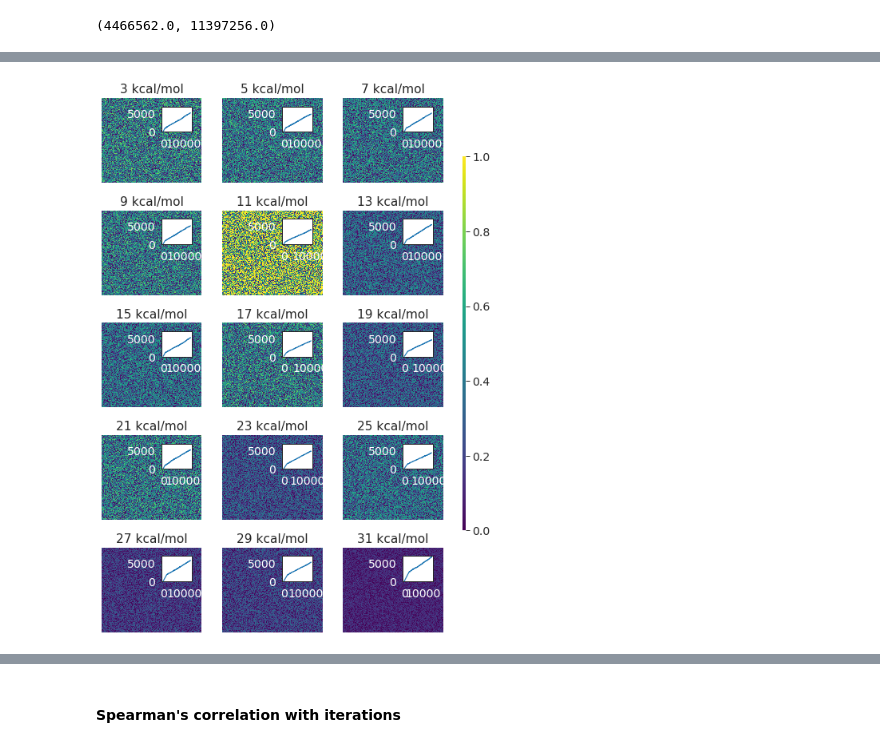
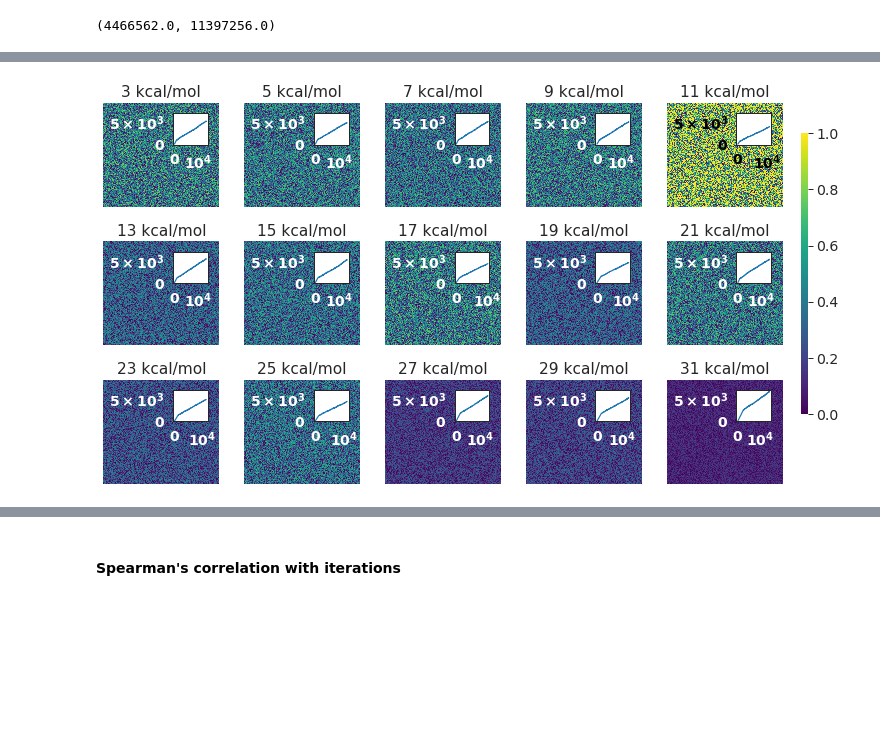
Before and after one commit to Gardner-BinfLab/TIsigner_paper_2019, a Jupyter notebook: Simulation.ipynb, the cells around one changed output, grey strips where cells are left out. Cells and saved outputs as stored; diff of their text form; code cells hidden in the pictures; blank space fills up the shorter version.

```diff
--- a/Simulation.ipynb
+++ b/Simulation.ipynb
@@ -181,6 +234,6 @@ min(df.Protein.apply(lambda x: x[-1])), max(df.Protein.apply(lambda x: x[-1]))
 # %%
 # fig, axn = plt.subplots(nrows=5, ncols=3, figsize=(8, 10), sharey=True, sharex=True)
-fig, axn = plt.subplots(nrows=5, ncols=3, figsize=(6.5, 10), sharey=True, sharex=True)
+fig, axn = plt.subplots(nrows=3, ncols=5, figsize=(10, 6), sharey=True, sharex=True)
 cbar_ax = fig.add_axes([1, .2, .01, .65])
 
 for i, ax in enumerate(axn.flat):
@@ -191,33 +244,43 @@ for i, ax in enumerate(axn.flat):
     y = newRand.uniform(-1, 1, df.loc[current_const, 'Cells'][-1])
 
     lums = newRand.random([df.loc[current_const, 'Cells'][-1], df.loc[current_const, 'Cells'][-1]])
     lums /= lums.sum()
     lums = lums*df.loc[current_const, 'Protein'][-1]
 
     for_pic = pd.DataFrame(lums)
     for_pic.columns = x
     for_pic.index = y
 
     sns.heatmap(for_pic[newRand.choice(x, 500)].loc[newRand.choice(y, 500)],\
                 cmap='viridis', vmin=0, vmax=1, \
                 cbar=i == 0,\
                 cbar_ax=None if i else cbar_ax, ax=ax)
     ax.set_yticklabels([])
     ax.set_xticklabels([]);
     ax.set_title('{} kcal/mol'.format(current_const));
 
     ## Inset to show growth
     sns.set_style('white')
     ins = ax.inset_axes([0.6, 0.6, 0.3, 0.3],)
     ins.plot(df.loc[current_const, 'Cells'])
+    ins.set_xticklabels(['', r'$\mathbf{0}$', r'$\mathbf{10^{4}}$'],)
+    ins.set_yticklabels([r'$\mathbf{0}$', r'$\mathbf{5\times10^{3}}$'], )
+#     ins.tick_params(labelsize=8)
     ins.set_ylim([0, 7000])
-    ins.tick_params(axis='x', colors='white')
-    ins.tick_params(axis='y', colors='white')
+    if i == 4:
+
+        ins.tick_params(axis='x', colors='black')
+        ins.tick_params(axis='y', colors='black')
+    else:
+
+        ins.tick_params(axis='x', colors='white')
+        ins.tick_params(axis='y', colors='white')
+
 
 fig.tight_layout(rect=[0, 0, 1, 1])
 plt.savefig('Visualisation_cells.pdf', bbox_inches='tight', box_padding=None)
 
 
 sns.set_style('whitegrid')
 # %% [output]
-[figure, old version]
+[figure, new version]
```
Also changed, not shown: parts of 5 cells of this notebook.
